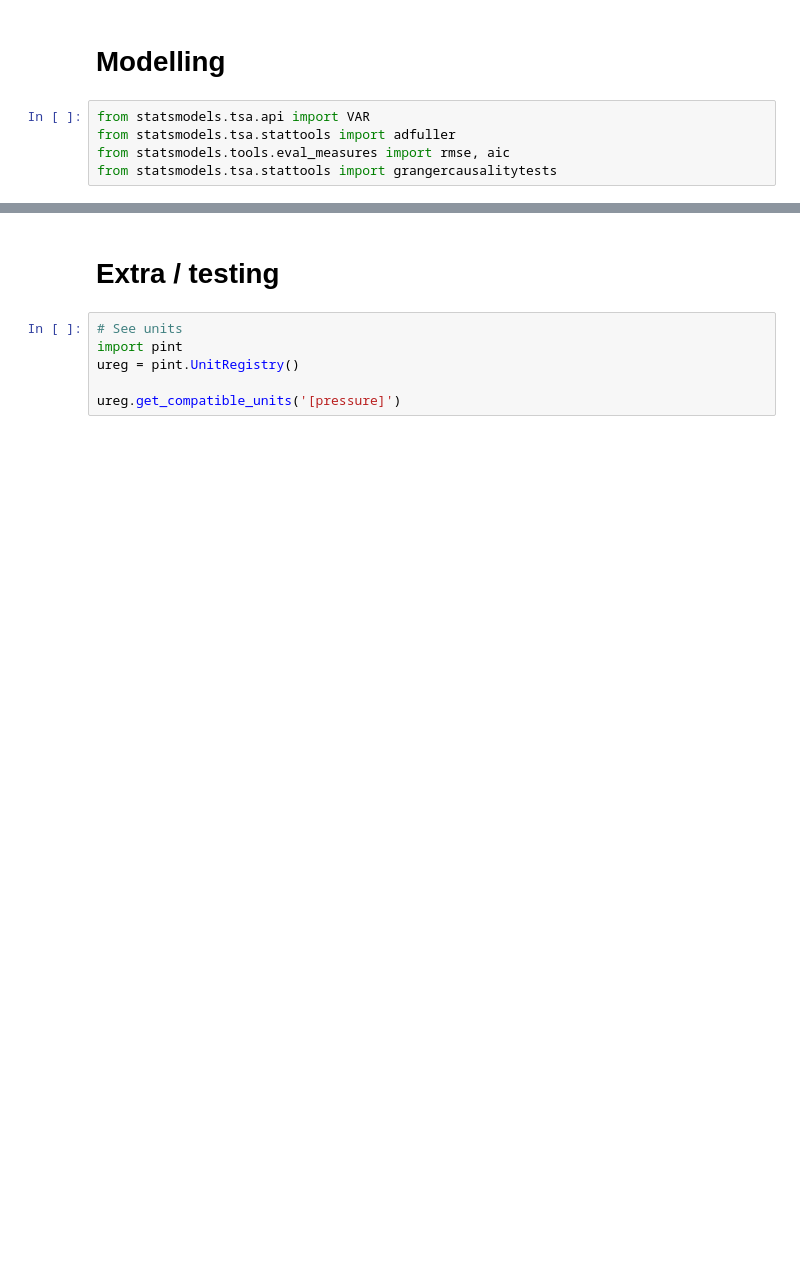
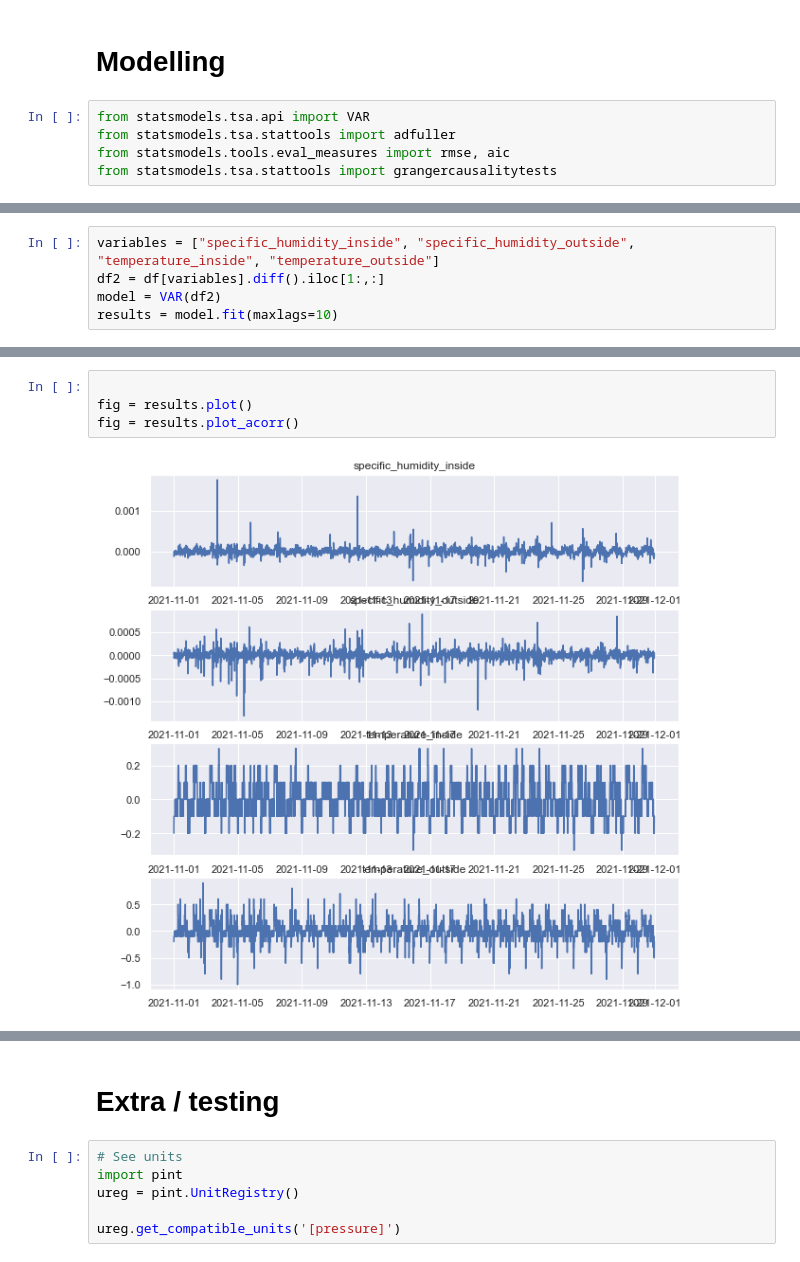
Before and after one commit to Haydeni0/pi-humidity-analysis, a Jupyter notebook: analysis.ipynb, the cells around one changed output, grey strips where cells are left out. Drawn from its saved outputs; the diff is of its cells as text; blank space fills up the shorter version.

```diff
--- a/analysis.ipynb
+++ b/analysis.ipynb
@@ -176,0 +166,5 @@ from statsmodels.tsa.stattools import grangercausalitytests
+# %%
+variables = ["specific_humidity_inside", "specific_humidity_outside", "temperature_inside", "temperature_outside"]
+df2 = df[variables].diff().iloc[1:,:]
+model = VAR(df2)
+results = model.fit(maxlags=10)
@@ -176,0 +191,6 @@ from statsmodels.tsa.stattools import grangercausalitytests
+# %%
+
+fig = results.plot()
+fig = results.plot_acorr()
+# %% [output]
+[figure, added]
```
Also changed, not shown: parts of 7 cells of this notebook.
